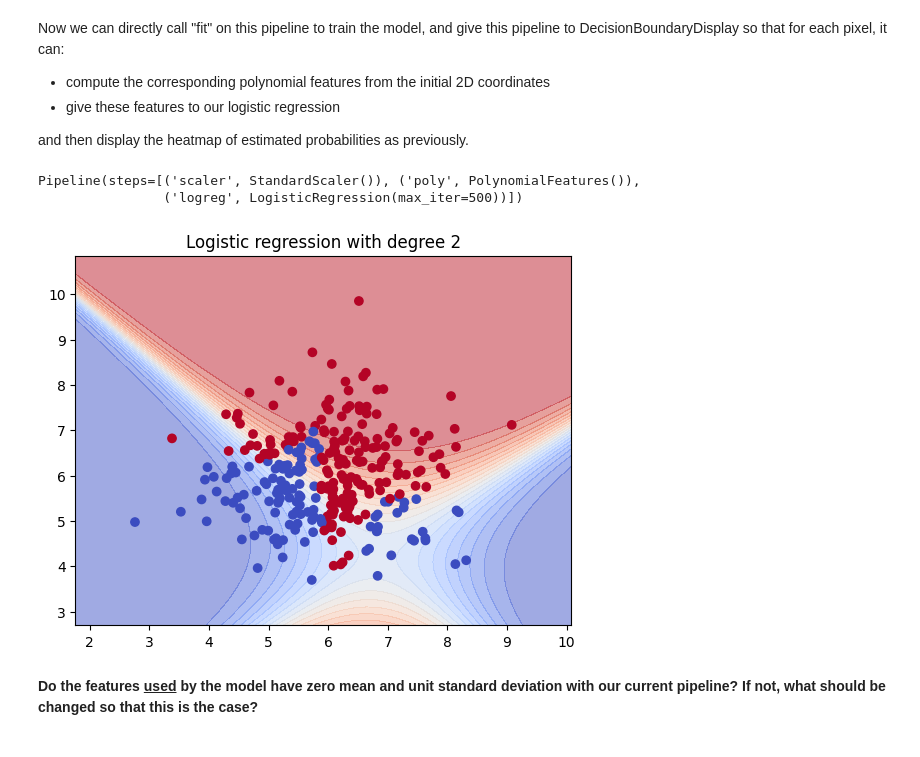
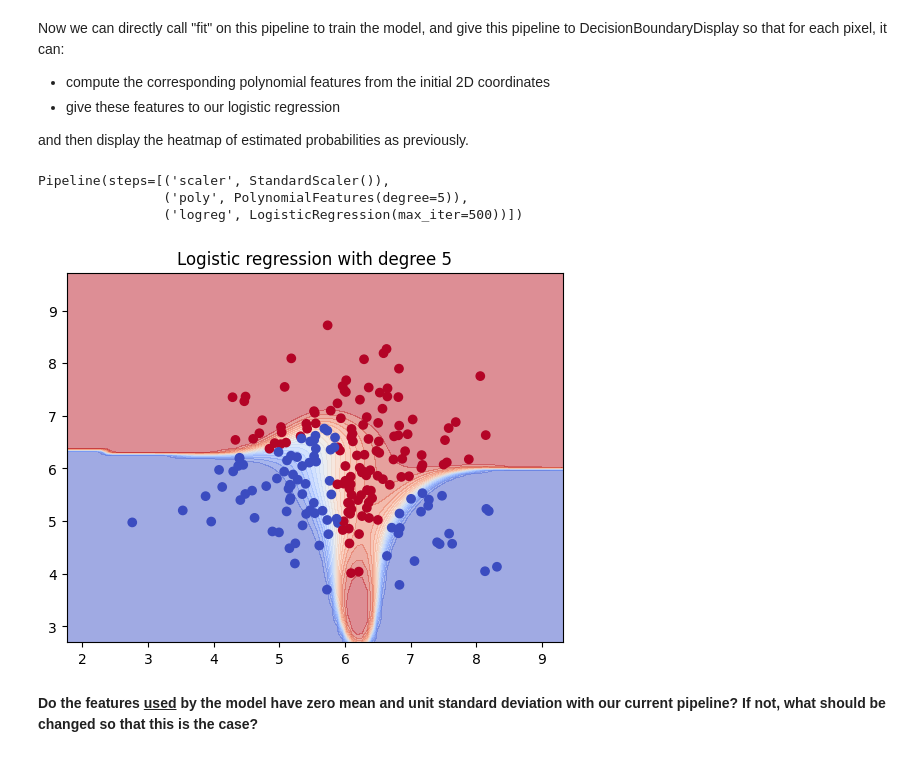
Before and after one commit to audreybvt/ML, a Jupyter notebook: Lab 3 - Classifiers.ipynb, the cells around one changed output. Cells and saved outputs as stored; diff of their text form; code cells hidden in the pictures.

```diff
--- a/Lab 3 - Classifiers.ipynb
+++ b/Lab 3 - Classifiers.ipynb
@@ -217,10 +217,10 @@ from sklearn.preprocessing import PolynomialFeatures
 from sklearn.linear_model import LogisticRegression
 from sklearn.metrics import accuracy_score
 
-degrees = range(1,3)
+degrees = range(1,6)
 val_scores = []
 
-for d in range(1, 3) :
+for d in range(1, 6) :
 
     #We create the polynomial features
     poly = PolynomialFeatures(degree=d)
@@ -228,7 +228,7 @@ for d in range(1, 3) :
     X_val_poly = poly.transform(X_val)
 
     #We train the model
-    model = LogisticRegression(penalty=None, max_iter=10000) #without regularization
+    model = LogisticRegression(penalty=None, max_iter=100000) #without regularization
     model.fit(X_train_poly, y_train)
 
     #We use the validation set
@@ -239,5 +239,20 @@ for d in range(1, 3) :
 print(val_scores)
 best_degree = degrees[np.argmax(val_scores)]
 print("Best degree :", best_degree)
+
+#Now we train the model with the best degree
+
+poly = PolynomialFeatures(degree=best_degree)
+X_train_poly = poly.fit_transform(X_train)
+X_val_poly = poly.transform(X_val)
+
+#We train the model
+model = LogisticRegression(penalty=None, max_iter=100000) #without regularization
+model.fit(X_train_poly, y_train)
+
+# We use the test set
+X_test_poly = poly.transform(X_test)
+test_score = model.score(X_test_poly, y_test)
+print("Score on test :", test_score)
 # %% [output]
 1.7.2
@@ -261,7 +293,7 @@ from sklearn.preprocessing import StandardScaler
 # and finally fits LogisticRegression
 pipeline = Pipeline([
     ('scaler', StandardScaler()), # standardize features
-    ('poly', PolynomialFeatures(degree=2)), # for instance
+    ('poly', PolynomialFeatures(degree=5)), # for instance
     ('logreg', LogisticRegression(max_iter=500)) # for instance
 ])
 # %% [markdown]
@@ -274,21 +306,22 @@ and then display the heatmap of estimated probabilities as previously.
 # Fit the pipeline
 pipeline.fit(X_train, y_train)
 # %% [output]
-Pipeline(steps=[('scaler', StandardScaler()), ('poly', PolynomialFeatures()),
+Pipeline(steps=[('scaler', StandardScaler()),
+                ('poly', PolynomialFeatures(degree=5)),
                 ('logreg', LogisticRegression(max_iter=500))])
 # %%
 # Give the pipeline to DecisionBoundaryDisplay to plot the probability heatmap
 disp = DecisionBoundaryDisplay.from_estimator(
     pipeline, X_train,
     response_method="predict_proba",
     cmap=plt.cm.coolwarm, # colors to use (0 is blue, 1 is red)
     alpha=0.5, # level of transparency
     levels=20 # use 20 different nuances of color
 )
 disp.ax_.scatter(X_train[:, 0], X_train[:, 1], c=y_train, cmap=plt.cm.coolwarm)
-plt.title("Logistic regression with degree 2")
+plt.title("Logistic regression with degree 5")
 plt.show()
 # %% [output]
-[figure, old version]
+[figure, new version]
 # %% [markdown]
 **Do the features <ins>used</ins> by the model have zero mean and unit standard deviation with our current pipeline? If not, what should be changed so that this is the case?**
```
Also changed, not shown: parts of 3 cells of this notebook.
